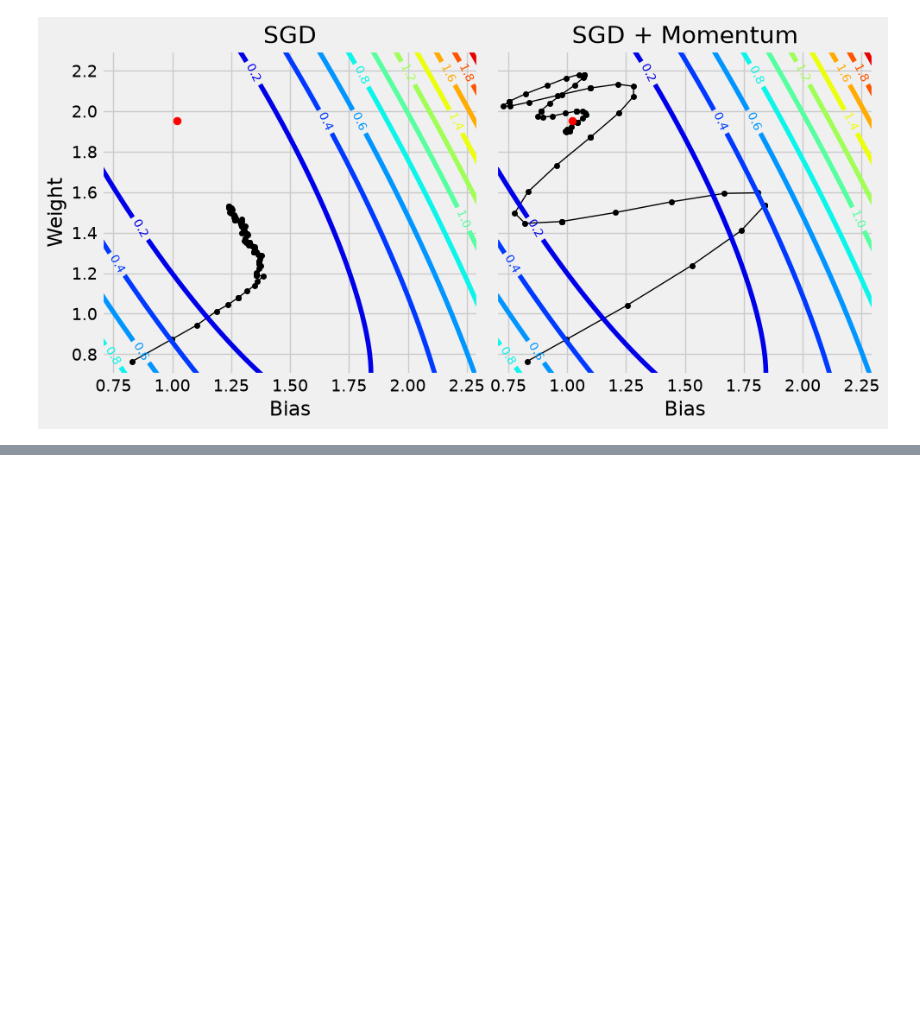
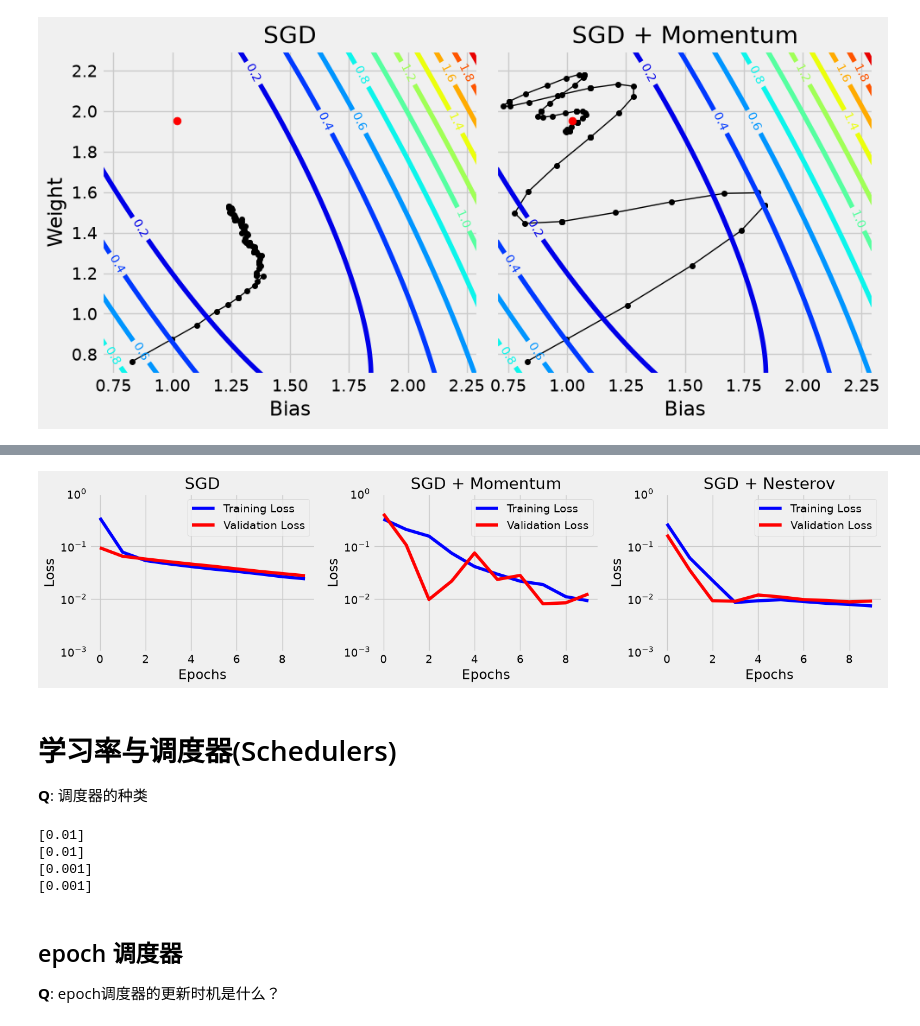
Before and after one commit to jhonprice/PyTorchStepByStep, a Jupyter notebook: runtest/ch06.ipynb, the cells around one changed output, grey strips where cells are left out. Cells and saved outputs as stored; diff of their text form; code cells hidden in the pictures; blank space fills up the shorter version.

```diff
--- a/runtest/ch06.ipynb
+++ b/runtest/ch06.ipynb
@@ -1329,0 +1367,9 @@ fig = plot_paths(results, b, w, bs, ws, all_losses)
+# %%
+# 可视化结果
+fig = plot_losses(results)
+# %% [output]
+[figure, added]
+# %% [markdown]
+# 学习率与调度器(Schedulers)
+
+**Q**: 调度器的种类
@@ -1329,0 +1381,21 @@ fig = plot_paths(results, b, w, bs, ws, all_losses)
+# %%
+# 测试结果
+for epoch in range(4):
+    # trainin loop code goes here
+
+    print(dummy_scheduler.get_last_lr())
+    # First call optimizer's step
+    dummy_optimizer.step()
+    # Then call scheduler's step
+    dummy_scheduler.step()
+
+    dummy_optimizer.zero_grad()
+# %% [output]
+[0.01]
+[0.01]
+[0.001]
+[0.001]
+# %% [markdown]
+## epoch 调度器
+
+**Q**: epoch调度器的更新时机是什么？
```
Also changed, not shown: parts of 35 cells of this notebook.
